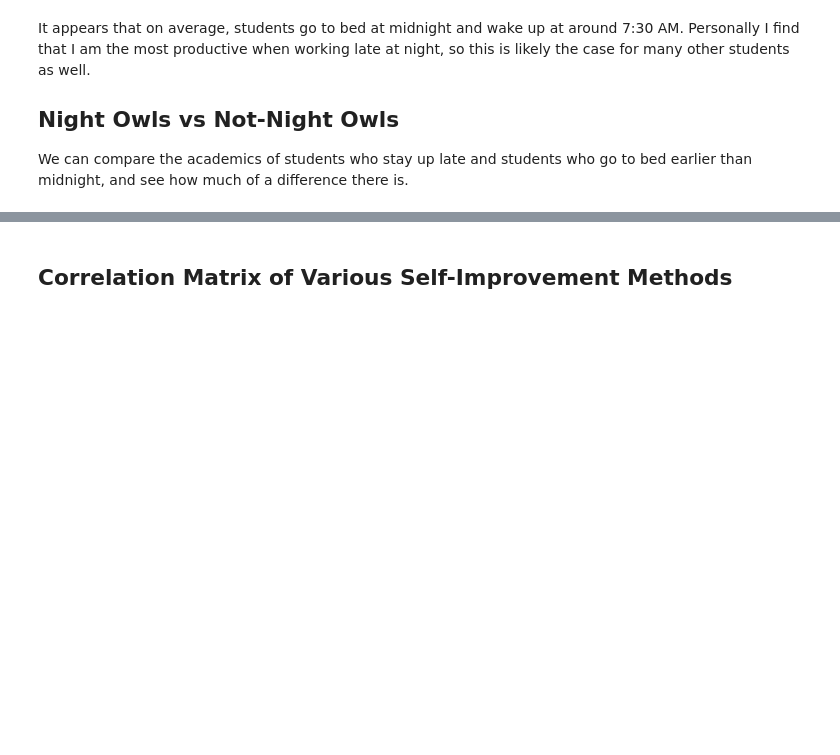
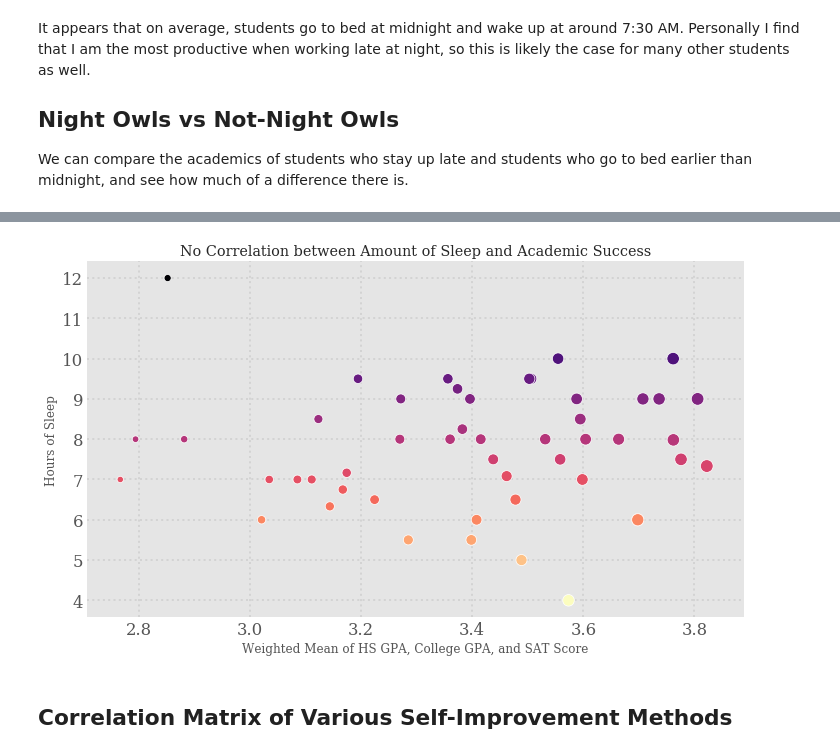
Before and after one commit to dennisfarmer/Factors-of-Academic-Success, a Jupyter notebook: eda.ipynb, the cells around one changed output, grey strips where cells are left out. Saved outputs shown, nothing was run; the diff lists cells and outputs as text; code cells hidden in the pictures; blank space fills up the shorter version.

```diff
--- a/eda.ipynb
+++ b/eda.ipynb
@@ -521,24 +612,28 @@ surveydata[['i_score', 'avg_sleep_hours']].corr(method='pearson').iloc[0,1]
 # %%
 plt.style.use('ggplot')
+rcParams['font.family'] = "serif"
 fig, ax = plt.subplots(figsize=figsize)
 sns.scatterplot(ax=ax,
                 data=surveydata[['i_score', 'avg_sleep_hours']],
                 x='i_score',
                 y='avg_sleep_hours',
-                palette = "magma",
+                palette = "magma_r",
                 hue='avg_sleep_hours',
                 size="i_score",
                 legend=False)
 
 sns.despine(right=True, left=True, top=True, bottom=True)
 
 ax.set(xlabel="Weighted Mean of HS GPA, College GPA, and SAT Score",
        ylabel="Hours of Sleep",
        title="No Correlation between Amount of Sleep and Academic Success")
 #plt.grid(False)
 
 plt.grid(color="#D3D3D3", linestyle=':', linewidth=2)
+plt.savefig('Graphs/FOAS_AmountOfSleep.png')
 plt.show()
+# %% [output]
+[figure, added]
 # %% [markdown]
 ## Correlation Matrix of Various Self-Improvement Methods
 # %%
```
Also changed, not shown: parts of 28 cells of this notebook, 29 other files.
